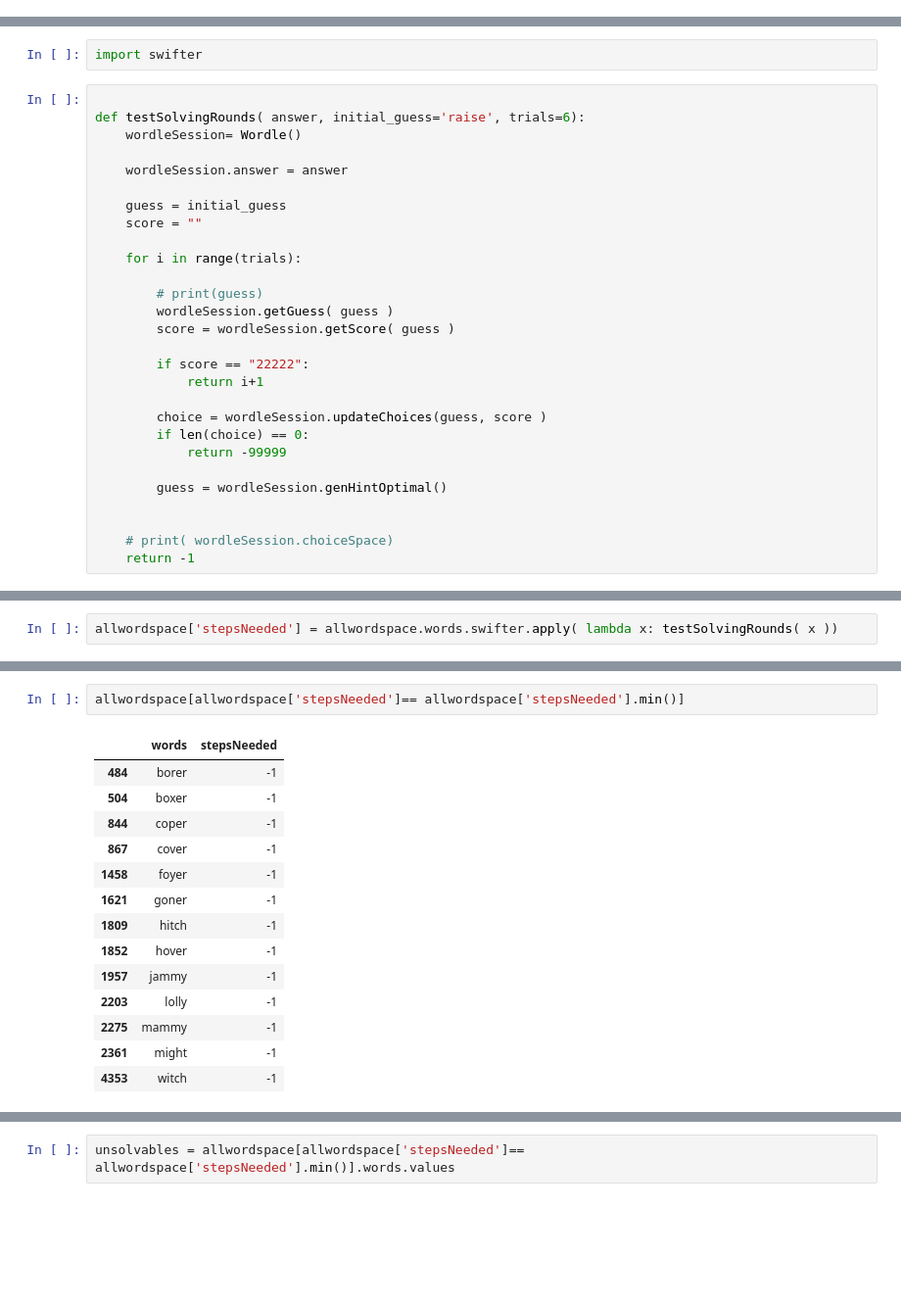
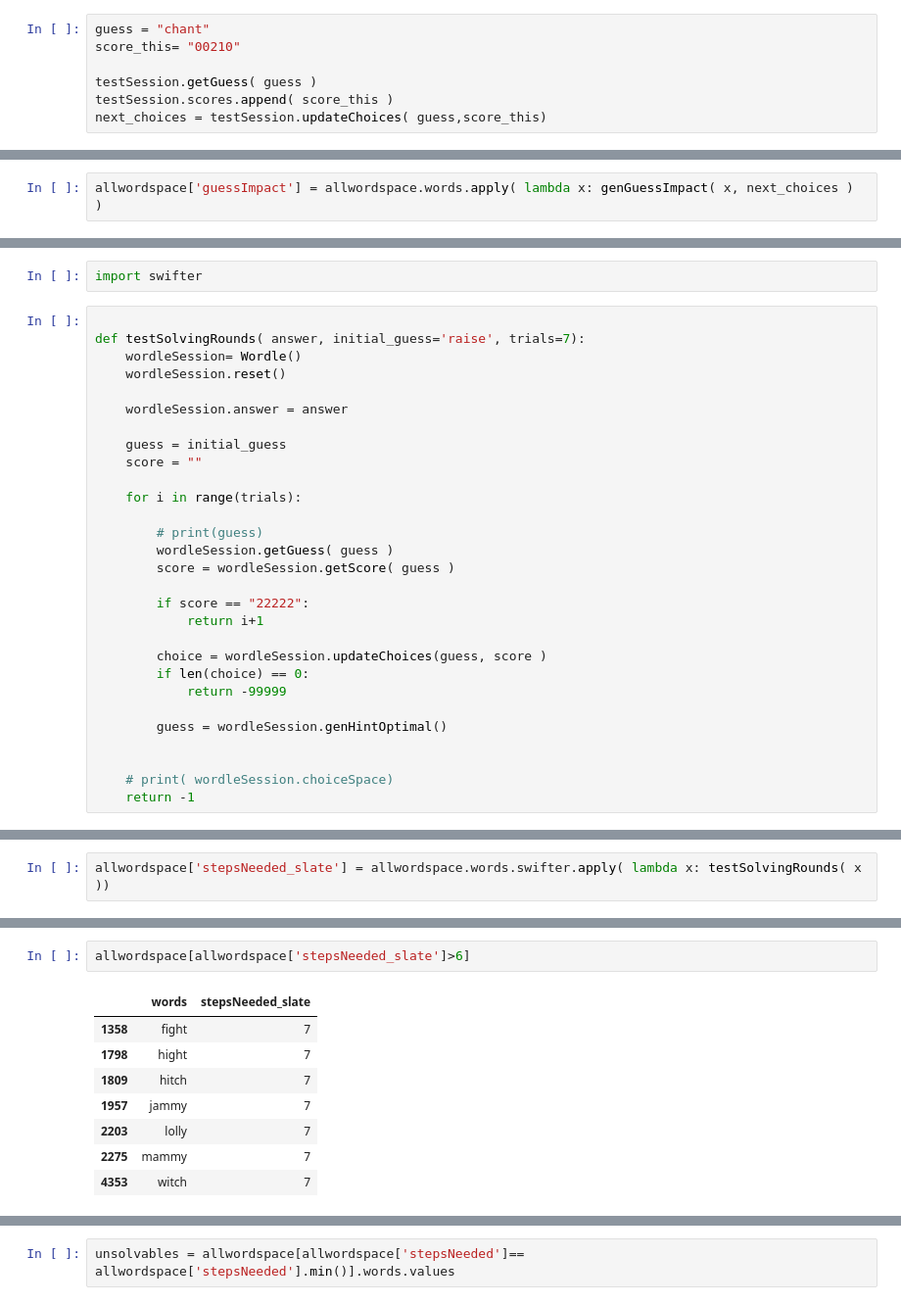
Before and after one commit to gaohey/wordler, a Jupyter notebook: analysis.ipynb, the cells around one changed output, grey strips where cells are left out. Shown at 98% size. Cells and saved outputs as stored; diff of their text form; blank space fills up the shorter version.

```diff
--- a/analysis.ipynb
+++ b/analysis.ipynb
@@ -20,0 +96,7 @@ allwordspace.drop_duplicates().shape
+# %%
+guess = "chant"
+score_this= "00210"
+
+testSession.getGuess( guess )
+testSession.scores.append( score_this )
+next_choices = testSession.updateChoices( guess,score_this)
@@ -20,0 +108,2 @@ allwordspace.drop_duplicates().shape
+# %%
+allwordspace['guessImpact'] = allwordspace.words.apply( lambda x: genGuessImpact( x, next_choices ) )
@@ -22,8 +127,9 @@ allwordspace.drop_duplicates().shape
 import swifter
 # %%
 
-def testSolvingRounds( answer, initial_guess='raise', trials=6):
+def testSolvingRounds( answer, initial_guess='raise', trials=7):
     wordleSession= Wordle()
+    wordleSession.reset()
 
     wordleSession.answer = answer
 
@@ -66,3 +167,3 @@ bestSolver( allwordspace, allwordspace)
 # %%
-allwordspace['stepsNeeded'] = allwordspace.words.swifter.apply( lambda x: testSolvingRounds( x ))
+allwordspace['stepsNeeded_slate'] = allwordspace.words.swifter.apply( lambda x: testSolvingRounds( x ))
 # %%
@@ -77,17 +182,11 @@ allwordspace['stepsNeeded'].hist()
 # %%
-allwordspace[allwordspace['stepsNeeded']== allwordspace['stepsNeeded'].min()]
+allwordspace[allwordspace['stepsNeeded_slate']>6]
 # %% [output]
-|  | words | stepsNeeded |
-| 484 | borer | -1 |
-| 504 | boxer | -1 |
-| 844 | coper | -1 |
-| 867 | cover | -1 |
-| 1458 | foyer | -1 |
-| 1621 | goner | -1 |
-| 1809 | hitch | -1 |
-| 1852 | hover | -1 |
-| 1957 | jammy | -1 |
-| 2203 | lolly | -1 |
-| 2275 | mammy | -1 |
-| 2361 | might | -1 |
-| 4353 | witch | -1 |
+|  | words | stepsNeeded_slate |
+| 1358 | fight | 7 |
+| 1798 | hight | 7 |
+| 1809 | hitch | 7 |
+| 1957 | jammy | 7 |
+| 2203 | lolly | 7 |
+| 2275 | mammy | 7 |
+| 4353 | witch | 7 |
```
Also changed, not shown: parts of 27 cells of this notebook, 3 other files.
